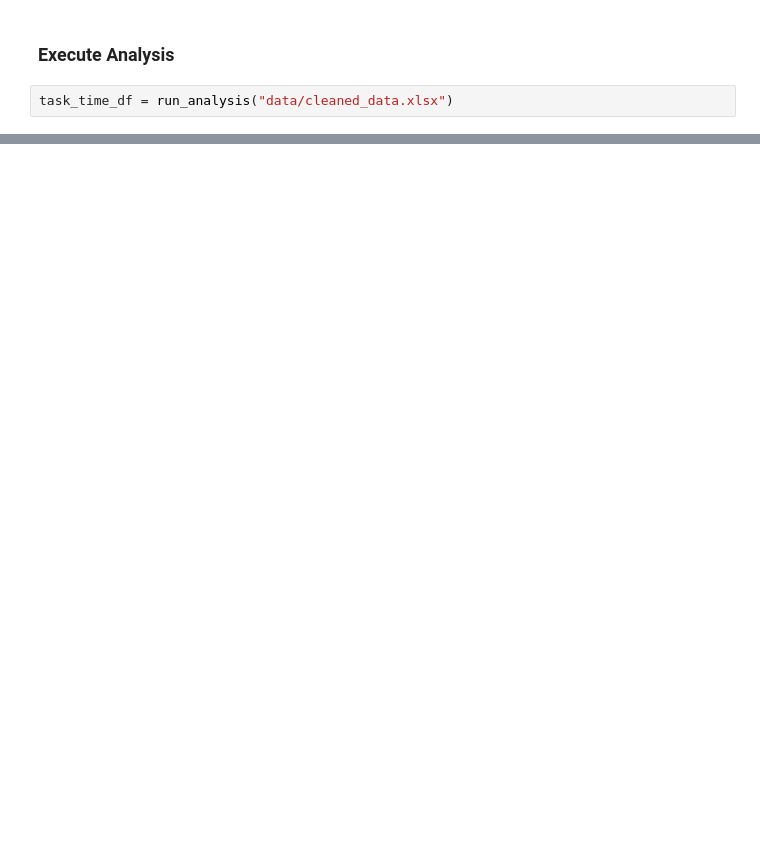
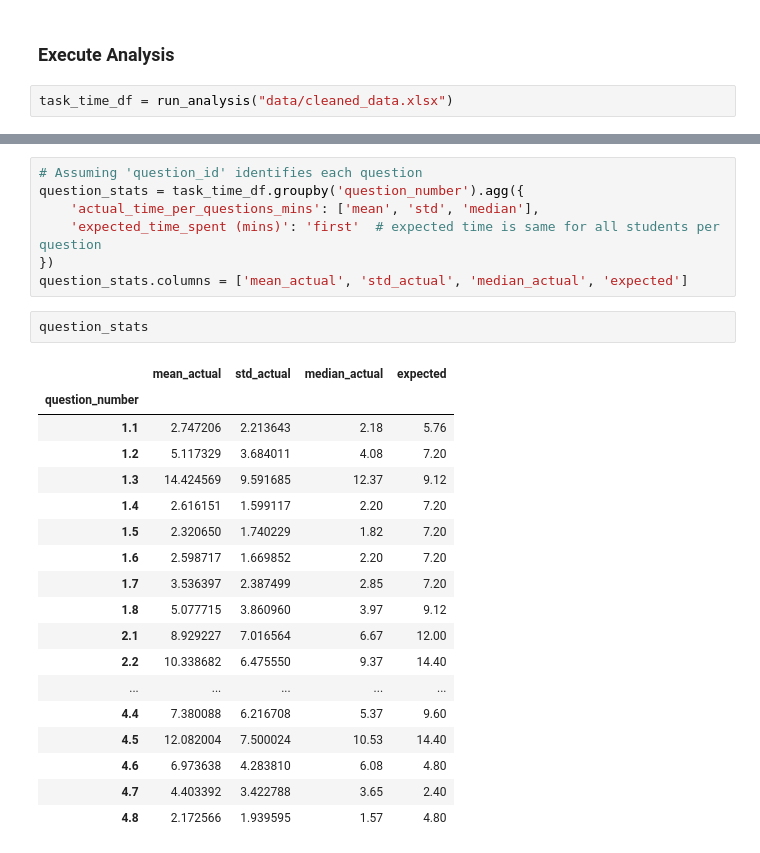
Before and after one commit to tornerosie/Eksamensanalyse, a Jupyter notebook: Time_Per_Task_Analysis.ipynb, the cells around one changed output, grey strips where cells are left out. Cells and saved outputs as stored; diff of their text form; blank space fills up the shorter version.

```diff
--- a/Time_Per_Task_Analysis.ipynb
+++ b/Time_Per_Task_Analysis.ipynb
@@ -164,0 +179,28 @@ plot_over_under_ideal_time(task_time_df)
+# %%
+# Assuming 'question_id' identifies each question
+question_stats = task_time_df.groupby('question_number').agg({
+    'actual_time_per_questions_mins': ['mean', 'std', 'median'],
+    'expected_time_spent (mins)': 'first'  # expected time is same for all students per question
+})
+question_stats.columns = ['mean_actual', 'std_actual', 'median_actual', 'expected']
+# %%
+question_stats
+# %% [output]
+|  | mean_actual | std_actual | median_actual | expected |
+| question_number |  |  |  |  |
+| 1.1 | 2.747206 | 2.213643 | 2.18 | 5.76 |
+| 1.2 | 5.117329 | 3.684011 | 4.08 | 7.20 |
+| 1.3 | 14.424569 | 9.591685 | 12.37 | 9.12 |
+| 1.4 | 2.616151 | 1.599117 | 2.20 | 7.20 |
+| 1.5 | 2.320650 | 1.740229 | 1.82 | 7.20 |
+| 1.6 | 2.598717 | 1.669852 | 2.20 | 7.20 |
+| 1.7 | 3.536397 | 2.387499 | 2.85 | 7.20 |
+| 1.8 | 5.077715 | 3.860960 | 3.97 | 9.12 |
+| 2.1 | 8.929227 | 7.016564 | 6.67 | 12.00 |
+| 2.2 | 10.338682 | 6.475550 | 9.37 | 14.40 |
+| ... | ... | ... | ... | ... |
+| 4.4 | 7.380088 | 6.216708 | 5.37 | 9.60 |
+| 4.5 | 12.082004 | 7.500024 | 10.53 | 14.40 |
+| 4.6 | 6.973638 | 4.283810 | 6.08 | 4.80 |
+| 4.7 | 4.403392 | 3.422788 | 3.65 | 2.40 |
+| 4.8 | 2.172566 | 1.939595 | 1.57 | 4.80 |
```
Also changed, not shown: parts of 14 cells of this notebook, 1 other file.
